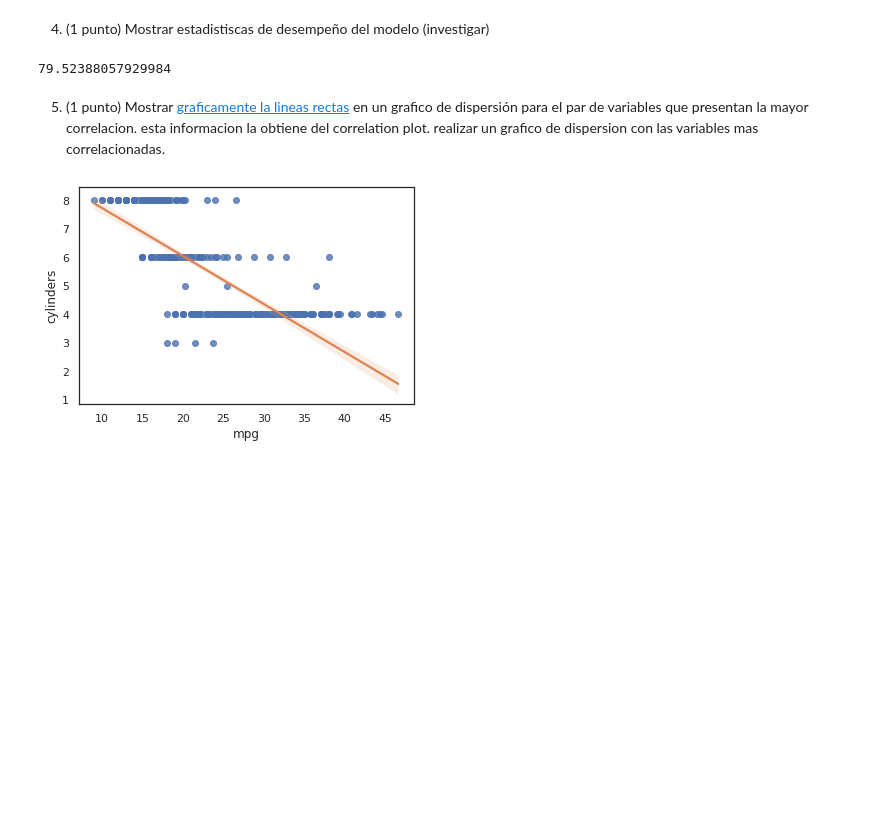
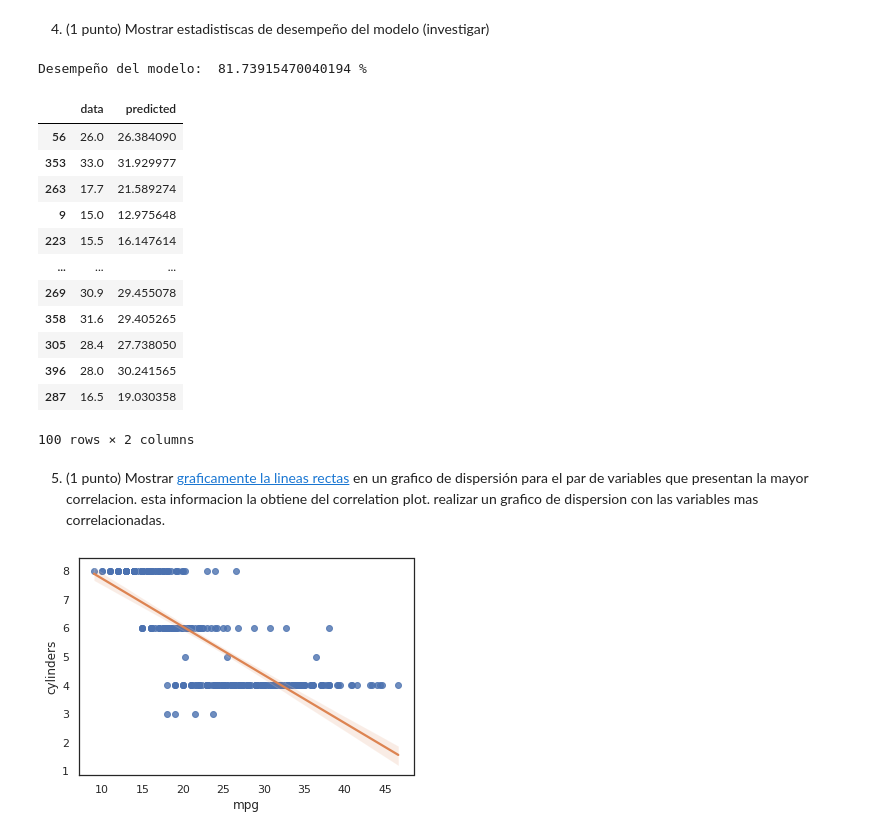
Before and after one commit to DarkNacho/UTAL_MachineLearning2022-2, a Jupyter notebook: tarea_regresion_lineal.ipynb, the cells around one changed output. Cells and saved outputs as stored; diff of their text form; code cells hidden in the pictures; blank space fills up the shorter version.

```diff
--- a/tarea_regresion_lineal.ipynb
+++ b/tarea_regresion_lineal.ipynb
@@ -119,9 +119,27 @@ plt.show()
 # %% [markdown]
 4) (1 punto) Mostrar estadistiscas de desempeño del modelo (investigar)
 # %%
- model.score(x_test,y_test)*100
+ print("Desempeño del modelo: ", model.score(x_test,y_test)*100, "%")
 # %% [output]
-79.52388057929984
+Desempeño del modelo:  81.73915470040194 %
+# %%
+predictions = model.predict(x_test)
+data = pd.DataFrame({"data": y_test, "predicted": predictions})
+data
+# %% [output]
+|  | data | predicted |
+| 56 | 26.0 | 26.384090 |
+| 353 | 33.0 | 31.929977 |
+| 263 | 17.7 | 21.589274 |
+| 9 | 15.0 | 12.975648 |
+| 223 | 15.5 | 16.147614 |
+| ... | ... | ... |
+| 269 | 30.9 | 29.455078 |
+| 358 | 31.6 | 29.405265 |
+| 305 | 28.4 | 27.738050 |
+| 396 | 28.0 | 30.241565 |
+| 287 | 16.5 | 19.030358 |
+100 rows × 2 columns
 # %% [markdown]
 5) (1 punto) Mostrar [graficamente la lineas rectas](https://seaborn.pydata.org/tutorial/regression.html) en un grafico de dispersión para el par de variables que presentan la mayor correlacion. esta informacion la obtiene del correlation plot. realizar un grafico de dispersion con las variables mas correlacionadas.
 # %%
```
Also changed, not shown: parts of 1 cell of this notebook.
